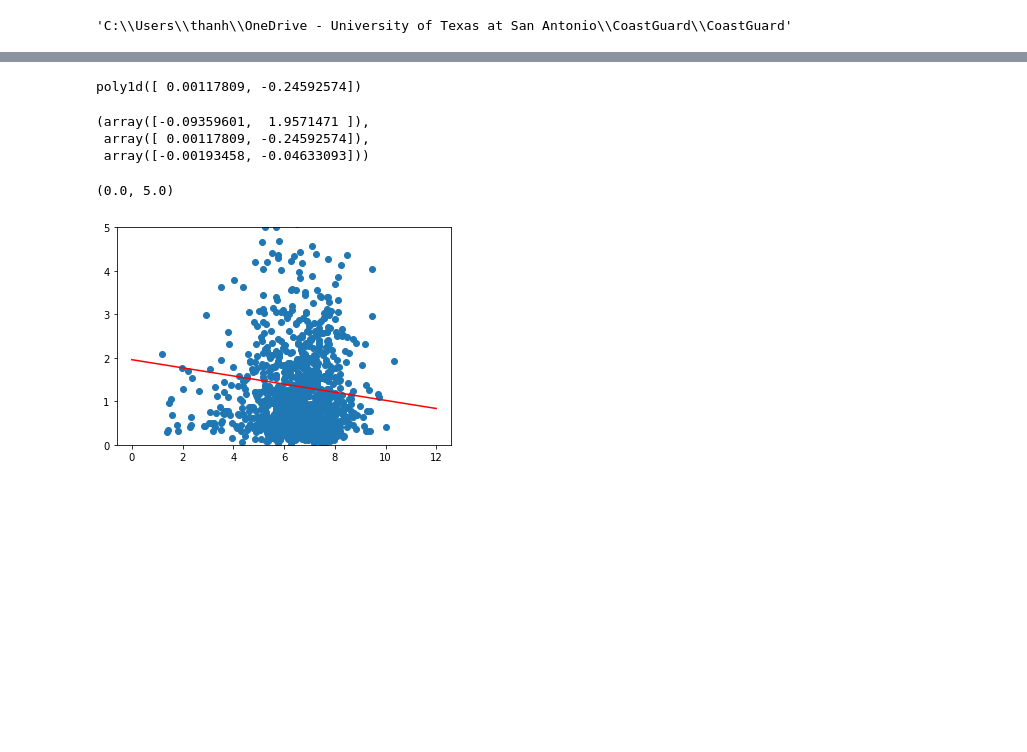
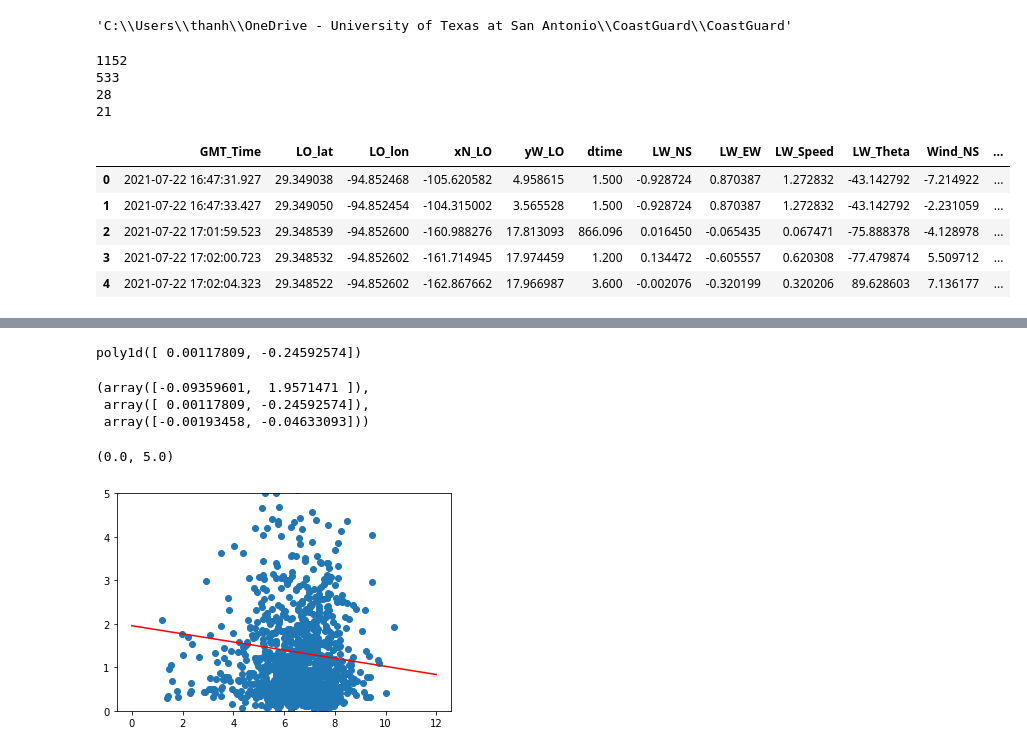
Before and after one commit to thanhtrant219/CoastGuard, a Jupyter notebook: CoastGuard_Data_Main.ipynb, the cells around one changed output, grey strips where cells are left out. Saved outputs shown, nothing was run; the diff lists cells and outputs as text; code cells hidden in the pictures; blank space fills up the shorter version.

```diff
--- a/CoastGuard_Data_Main.ipynb
+++ b/CoastGuard_Data_Main.ipynb
@@ -99,17 +97,31 @@ def compare_plot(y1,y2,name,ylabel,label1,label2):
     plt.legend()
     plt.savefig("./Plots/"+name)
 # %%
-# Wdf = pd.read_csv("./Data/wind_data_processed.csv")
+import warnings
+warnings.filterwarnings('ignore')
 
-# df = pd.read_excel("./Data/Mannequin_Time_lat_lon_xN_yW (GV3_P1_MS1).xlsx")
-# Mdf1 = wind_data(df,Wdf)
+Wdf = pd.read_csv("./Data/wind_data_processed.csv")
 
-# df=pd.read_excel("./Data/Mannequin_Time_lat_lon_xN_yW (GV3_P1_MS2).xlsx")
-# Mdf2 = wind_data(df,Wdf)
+df = pd.read_excel("./Data/Mannequin_Time_lat_lon_xN_yW (GV3_P1_MS1).xlsx")
+Mdf1 = wind_data(df,Wdf)
 
-# df=pd.read_excel("./Data/Pelican_Time_lat_lon_xN_yW (GV3_P1_MS1).xlsx")
-# Pdf1 = wind_data(df,Wdf)
+df=pd.read_excel("./Data/Mannequin_Time_lat_lon_xN_yW (GV3_P1_MS2).xlsx")
+Mdf2 = wind_data(df,Wdf)
 
-# df=pd.read_excel("./Data/Pelican_Time_lat_lon_xN_yW (GV3_P1_MS2).xlsx")
-# Pdf2 = wind_data(df,Wdf)
-# Mdf2.head()
+df=pd.read_excel("./Data/Pelican_Time_lat_lon_xN_yW (GV3_P1_MS1).xlsx")
+Pdf1 = wind_data(df,Wdf)
+
+df=pd.read_excel("./Data/Pelican_Time_lat_lon_xN_yW (GV3_P1_MS2).xlsx")
+Pdf2 = wind_data(df,Wdf)
+Mdf2.head()
+# %% [output]
+1152
+533
+28
+21
+|  | GMT_Time | LO_lat | LO_lon | xN_LO | yW_LO | dtime | LW_NS | LW_EW | LW_Speed | LW_Theta | Wind_NS | ... |
+| 0 | 2021-07-22 16:47:31.927 | 29.349038 | -94.852468 | -105.620582 | 4.958615 | 1.500 | -0.928724 | 0.870387 | 1.272832 | -43.142792 | -7.214922 | ... |
+| 1 | 2021-07-22 16:47:33.427 | 29.349050 | -94.852454 | -104.315002 | 3.565528 | 1.500 | -0.928724 | 0.870387 | 1.272832 | -43.142792 | -2.231059 | ... |
+| 2 | 2021-07-22 17:01:59.523 | 29.348539 | -94.852600 | -160.988276 | 17.813093 | 866.096 | 0.016450 | -0.065435 | 0.067471 | -75.888378 | -4.128978 | ... |
+| 3 | 2021-07-22 17:02:00.723 | 29.348532 | -94.852602 | -161.714945 | 17.974459 | 1.200 | 0.134472 | -0.605557 | 0.620308 | -77.479874 | 5.509712 | ... |
+| 4 | 2021-07-22 17:02:04.323 | 29.348522 | -94.852602 | -162.867662 | 17.966987 | 3.600 | -0.002076 | -0.320199 | 0.320206 | 89.628603 | 7.136177 | ... |
```
Also changed, not shown: parts of 4 cells of this notebook, 24 other files.
